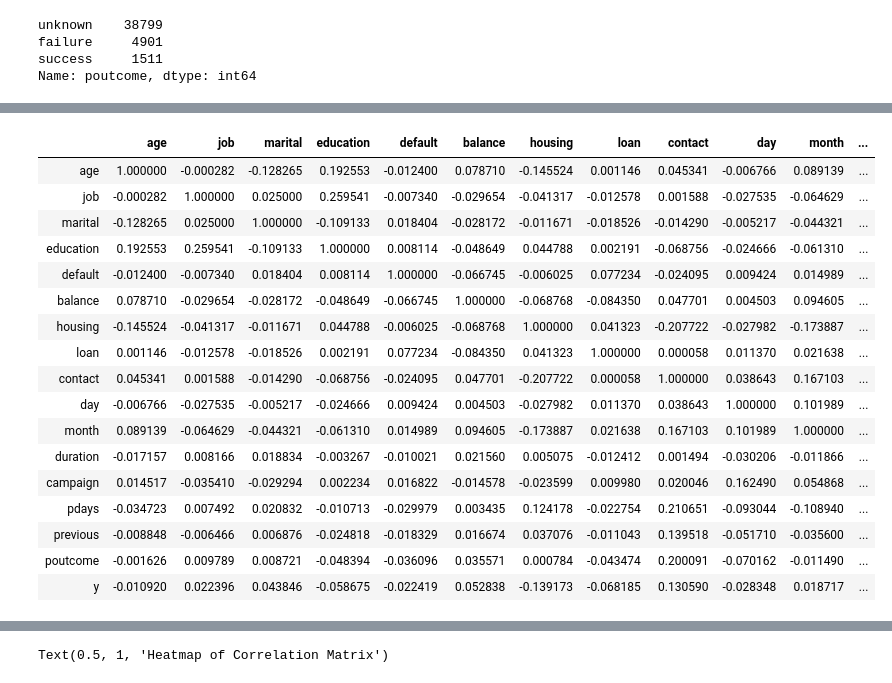
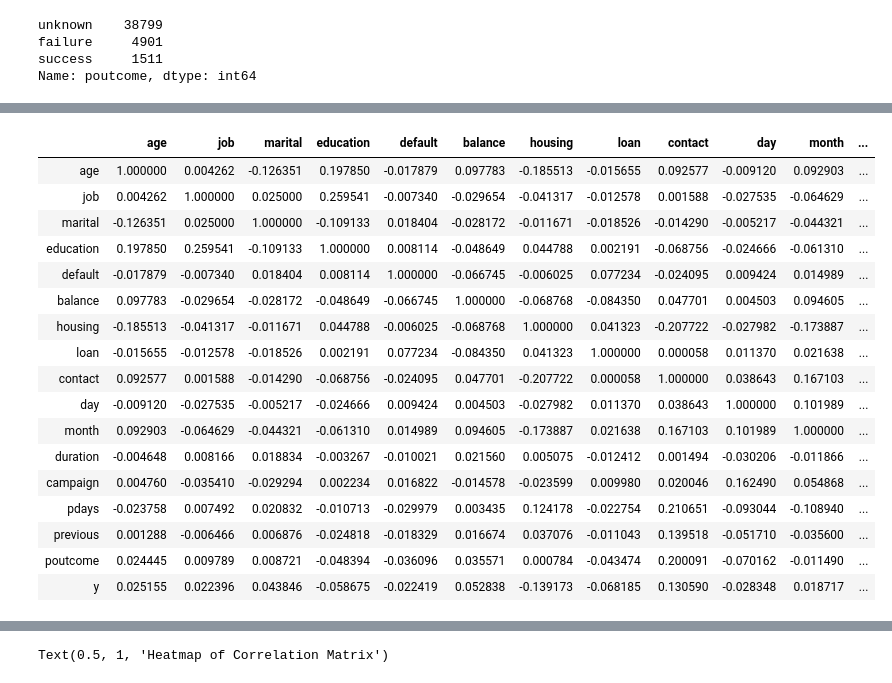
Before and after one commit to jyothirmayeen/springboard_capstone_project_bank_marketing, a Jupyter notebook: Bank_Marketing.ipynb, the cells around one changed output, grey strips where cells are left out. Cells and saved outputs as stored; diff of their text form; code cells hidden in the pictures.

Commit message:
Inferential statistics done and data story telling updated

```diff
--- a/Bank_Marketing.ipynb
+++ b/Bank_Marketing.ipynb
@@ -559,23 +948,25 @@ Name: poutcome, dtype: int64
+# %%
+data_cat = data.copy()
 # %%
-data['job'].replace(['management', 'technician', 'entrepreneur', 'blue-collar' , 'unknown' , 'retired' , 'admin.' , 'services' , 'self-employed', 'unemployed', 'housemaid' , 'student'] , [0, 1, 2, 3, 4, 5, 6, 7, 8, 9, 10, 11], inplace=True)
+data_cat['job'].replace(['management', 'technician', 'entrepreneur', 'blue-collar' , 'unknown' , 'retired' , 'admin.' , 'services' , 'self-employed', 'unemployed', 'housemaid' , 'student'] , [0, 1, 2, 3, 4, 5, 6, 7, 8, 9, 10, 11], inplace=True)
 
-data['education'].replace(['tertiary', 'secondary', 'unknown', 'primary'], [0, 1, 2, 3], inplace=True)
+data_cat['education'].replace(['tertiary', 'secondary', 'unknown', 'primary'], [0, 1, 2, 3], inplace=True)
 
-data['marital'].replace(['married', 'single', 'divorced'], [0, 1, 2], inplace=True)
+data_cat['marital'].replace(['married', 'single', 'divorced'], [0, 1, 2], inplace=True)
 
-data['default'].replace(['no', 'yes'],[0, 1], inplace=True)
+data_cat['default'].replace(['no', 'yes'],[0, 1], inplace=True)
 
-data['housing'].replace(['no', 'yes'],[0, 1], inplace=True)
+data_cat['housing'].replace(['no', 'yes'],[0, 1], inplace=True)
 
-data['loan'].replace(['no', 'yes'],[0, 1], inplace=True)
+data_cat['loan'].replace(['no', 'yes'],[0, 1], inplace=True)
 
-data['contact'].replace(['unknown', 'cellular', 'telephone'],[0, 1, 2], inplace=True)
+data_cat['contact'].replace(['unknown', 'cellular', 'telephone'],[0, 1, 2], inplace=True)
 
-data['month'].replace(['jan', 'feb', 'mar', 'apr', 'may', 'jun', 'jul', 'aug', 'sep', 'oct', 'nov', 'dec'],[1, 2, 3, 4, 5, 6, 7, 8, 9, 10, 11, 12], inplace=True)
+data_cat['month'].replace(['jan', 'feb', 'mar', 'apr', 'may', 'jun', 'jul', 'aug', 'sep', 'oct', 'nov', 'dec'],[1, 2, 3, 4, 5, 6, 7, 8, 9, 10, 11, 12], inplace=True)
 
-data['poutcome'].replace(['unknown', 'failure', 'success'],[0, 1, 2], inplace=True)
+data_cat['poutcome'].replace(['unknown', 'failure', 'success'],[0, 1, 2], inplace=True)
 
-data['y'].replace(['no', 'yes'],[0, 1], inplace=True)
+data_cat['y'].replace(['no', 'yes'],[0, 1], inplace=True)
 # %%
 #Age column is split into 4 categories 0, 1, 2, 3 done according to percentiles
 
@@ -632,22 +1018,22 @@ data.describe()
 # %%
-corr = data.corr()
+corr = data_cat.corr()
 corr
 # %% [output]
 |  | age | job | marital | education | default | balance | housing | loan | contact | day | month | ... |
-| age | 1.000000 | -0.000282 | -0.128265 | 0.192553 | -0.012400 | 0.078710 | -0.145524 | 0.001146 | 0.045341 | -0.006766 | 0.089139 | ... |
-| job | -0.000282 | 1.000000 | 0.025000 | 0.259541 | -0.007340 | -0.029654 | -0.041317 | -0.012578 | 0.001588 | -0.027535 | -0.064629 | ... |
-| marital | -0.128265 | 0.025000 | 1.000000 | -0.109133 | 0.018404 | -0.028172 | -0.011671 | -0.018526 | -0.014290 | -0.005217 | -0.044321 | ... |
-| education | 0.192553 | 0.259541 | -0.109133 | 1.000000 | 0.008114 | -0.048649 | 0.044788 | 0.002191 | -0.068756 | -0.024666 | -0.061310 | ... |
-| default | -0.012400 | -0.007340 | 0.018404 | 0.008114 | 1.000000 | -0.066745 | -0.006025 | 0.077234 | -0.024095 | 0.009424 | 0.014989 | ... |
-| balance | 0.078710 | -0.029654 | -0.028172 | -0.048649 | -0.066745 | 1.000000 | -0.068768 | -0.084350 | 0.047701 | 0.004503 | 0.094605 | ... |
-| housing | -0.145524 | -0.041317 | -0.011671 | 0.044788 | -0.006025 | -0.068768 | 1.000000 | 0.041323 | -0.207722 | -0.027982 | -0.173887 | ... |
-| loan | 0.001146 | -0.012578 | -0.018526 | 0.002191 | 0.077234 | -0.084350 | 0.041323 | 1.000000 | 0.000058 | 0.011370 | 0.021638 | ... |
-| contact | 0.045341 | 0.001588 | -0.014290 | -0.068756 | -0.024095 | 0.047701 | -0.207722 | 0.000058 | 1.000000 | 0.038643 | 0.167103 | ... |
-| day | -0.006766 | -0.027535 | -0.005217 | -0.024666 | 0.009424 | 0.004503 | -0.027982 | 0.011370 | 0.038643 | 1.000000 | 0.101989 | ... |
-| month | 0.089139 | -0.064629 | -0.044321 | -0.061310 | 0.014989 | 0.094605 | -0.173887 | 0.021638 | 0.167103 | 0.101989 | 1.000000 | ... |
-| duration | -0.017157 | 0.008166 | 0.018834 | -0.003267 | -0.010021 | 0.021560 | 0.005075 | -0.012412 | 0.001494 | -0.030206 | -0.011866 | ... |
-| campaign | 0.014517 | -0.035410 | -0.029294 | 0.002234 | 0.016822 | -0.014578 | -0.023599 | 0.009980 | 0.020046 | 0.162490 | 0.054868 | ... |
-| pdays | -0.034723 | 0.007492 | 0.020832 | -0.010713 | -0.029979 | 0.003435 | 0.124178 | -0.022754 | 0.210651 | -0.093044 | -0.108940 | ... |
-| previous | -0.008848 | -0.006466 | 0.006876 | -0.024818 | -0.018329 | 0.016674 | 0.037076 | -0.011043 | 0.139518 | -0.051710 | -0.035600 | ... |
-| poutcome | -0.001626 | 0.009789 | 0.008721 | -0.048394 | -0.036096 | 0.035571 | 0.000784 | -0.043474 | 0.200091 | -0.070162 | -0.011490 | ... |
-| y | -0.010920 | 0.022396 | 0.043846 | -0.058675 | -0.022419 | 0.052838 | -0.139173 | -0.068185 | 0.130590 | -0.028348 | 0.018717 | ... |
+| age | 1.000000 | 0.004262 | -0.126351 | 0.197850 | -0.017879 | 0.097783 | -0.185513 | -0.015655 | 0.092577 | -0.009120 | 0.092903 | ... |
+| job | 0.004262 | 1.000000 | 0.025000 | 0.259541 | -0.007340 | -0.029654 | -0.041317 | -0.012578 | 0.001588 | -0.027535 | -0.064629 | ... |
+| marital | -0.126351 | 0.025000 | 1.000000 | -0.109133 | 0.018404 | -0.028172 | -0.011671 | -0.018526 | -0.014290 | -0.005217 | -0.044321 | ... |
+| education | 0.197850 | 0.259541 | -0.109133 | 1.000000 | 0.008114 | -0.048649 | 0.044788 | 0.002191 | -0.068756 | -0.024666 | -0.061310 | ... |
+| default | -0.017879 | -0.007340 | 0.018404 | 0.008114 | 1.000000 | -0.066745 | -0.006025 | 0.077234 | -0.024095 | 0.009424 | 0.014989 | ... |
+| balance | 0.097783 | -0.029654 | -0.028172 | -0.048649 | -0.066745 | 1.000000 | -0.068768 | -0.084350 | 0.047701 | 0.004503 | 0.094605 | ... |
+| housing | -0.185513 | -0.041317 | -0.011671 | 0.044788 | -0.006025 | -0.068768 | 1.000000 | 0.041323 | -0.207722 | -0.027982 | -0.173887 | ... |
+| loan | -0.015655 | -0.012578 | -0.018526 | 0.002191 | 0.077234 | -0.084350 | 0.041323 | 1.000000 | 0.000058 | 0.011370 | 0.021638 | ... |
+| contact | 0.092577 | 0.001588 | -0.014290 | -0.068756 | -0.024095 | 0.047701 | -0.207722 | 0.000058 | 1.000000 | 0.038643 | 0.167103 | ... |
+| day | -0.009120 | -0.027535 | -0.005217 | -0.024666 | 0.009424 | 0.004503 | -0.027982 | 0.011370 | 0.038643 | 1.000000 | 0.101989 | ... |
+| month | 0.092903 | -0.064629 | -0.044321 | -0.061310 | 0.014989 | 0.094605 | -0.173887 | 0.021638 | 0.167103 | 0.101989 | 1.000000 | ... |
+| duration | -0.004648 | 0.008166 | 0.018834 | -0.003267 | -0.010021 | 0.021560 | 0.005075 | -0.012412 | 0.001494 | -0.030206 | -0.011866 | ... |
+| campaign | 0.004760 | -0.035410 | -0.029294 | 0.002234 | 0.016822 | -0.014578 | -0.023599 | 0.009980 | 0.020046 | 0.162490 | 0.054868 | ... |
+| pdays | -0.023758 | 0.007492 | 0.020832 | -0.010713 | -0.029979 | 0.003435 | 0.124178 | -0.022754 | 0.210651 | -0.093044 | -0.108940 | ... |
+| previous | 0.001288 | -0.006466 | 0.006876 | -0.024818 | -0.018329 | 0.016674 | 0.037076 | -0.011043 | 0.139518 | -0.051710 | -0.035600 | ... |
+| poutcome | 0.024445 | 0.009789 | 0.008721 | -0.048394 | -0.036096 | 0.035571 | 0.000784 | -0.043474 | 0.200091 | -0.070162 | -0.011490 | ... |
+| y | 0.025155 | 0.022396 | 0.043846 | -0.058675 | -0.022419 | 0.052838 | -0.139173 | -0.068185 | 0.130590 | -0.028348 | 0.018717 | ... |
```
Also changed, not shown: parts of 47 cells of this notebook.
